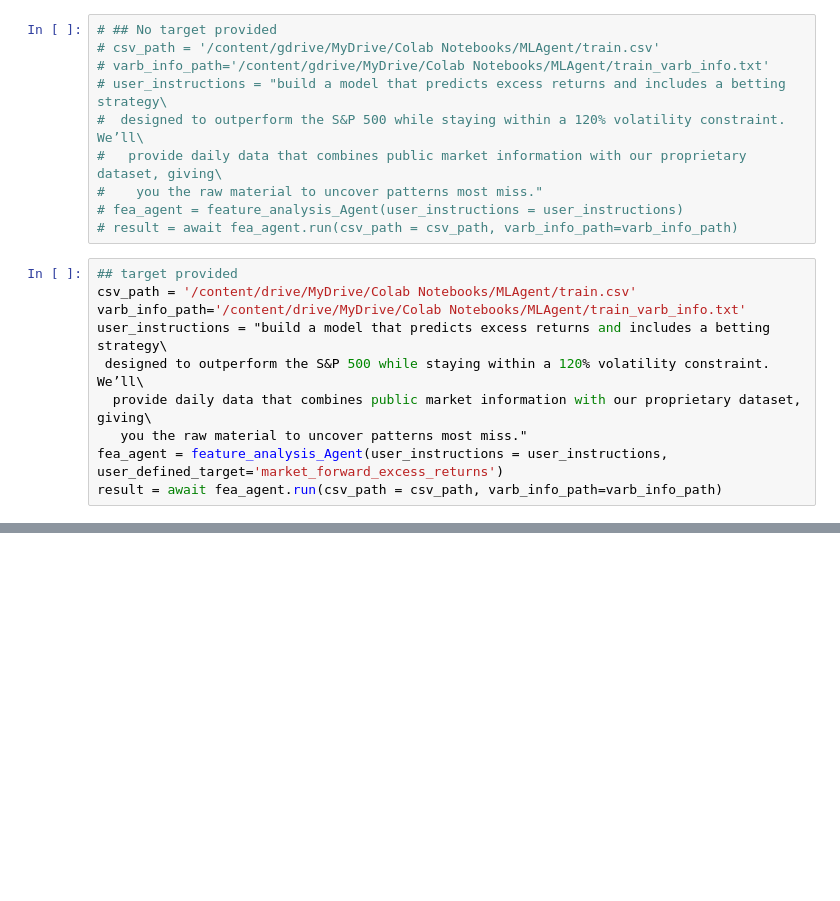
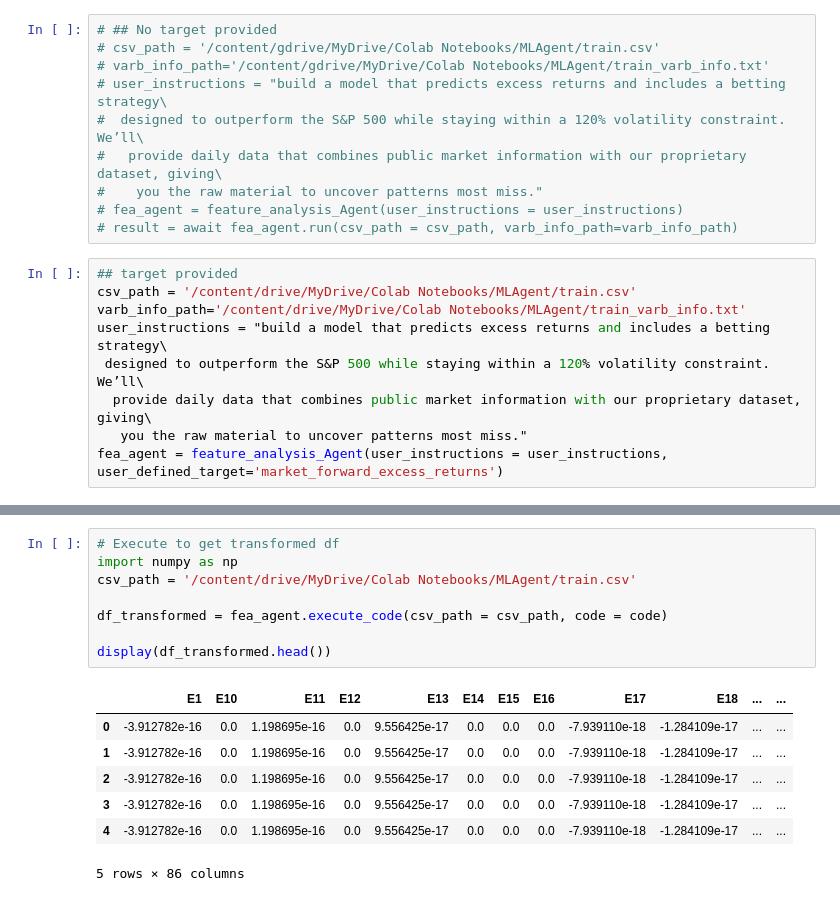
Before and after one commit to DaisyXinyiHe/MLModelingAgenticPipeline, a Jupyter notebook: Agentic_AI.ipynb, the cells around one changed output, grey strips where cells are left out. Cells and saved outputs as stored; diff of their text form; blank space fills up the shorter version.

```diff
--- a/Agentic_AI.ipynb
+++ b/Agentic_AI.ipynb
@@ -165,4 +203,3 @@ user_instructions = "build a model that predicts excess returns and includes a b
   provide daily data that combines public market information with our proprietary dataset, giving\
    you the raw material to uncover patterns most miss."
 fea_agent = feature_analysis_Agent(user_instructions = user_instructions, user_defined_target='market_forward_excess_returns')
-result = await fea_agent.run(csv_path = csv_path, varb_info_path=varb_info_path)
@@ -195 +256,17 @@ result['raw_profile']['n_rows']
+# %%
+# Execute to get transformed df
+import numpy as np
+csv_path = '/content/drive/MyDrive/Colab Notebooks/MLAgent/train.csv'
+
+df_transformed = fea_agent.execute_code(csv_path = csv_path, code = code)
+
+display(df_transformed.head())
+# %% [output]
+|  | E1 | E10 | E11 | E12 | E13 | E14 | E15 | E16 | E17 | E18 | ... | ... |
+| 0 | -3.912782e-16 | 0.0 | 1.198695e-16 | 0.0 | 9.556425e-17 | 0.0 | 0.0 | 0.0 | -7.939110e-18 | -1.284109e-17 | ... | ... |
+| 1 | -3.912782e-16 | 0.0 | 1.198695e-16 | 0.0 | 9.556425e-17 | 0.0 | 0.0 | 0.0 | -7.939110e-18 | -1.284109e-17 | ... | ... |
+| 2 | -3.912782e-16 | 0.0 | 1.198695e-16 | 0.0 | 9.556425e-17 | 0.0 | 0.0 | 0.0 | -7.939110e-18 | -1.284109e-17 | ... | ... |
+| 3 | -3.912782e-16 | 0.0 | 1.198695e-16 | 0.0 | 9.556425e-17 | 0.0 | 0.0 | 0.0 | -7.939110e-18 | -1.284109e-17 | ... | ... |
+| 4 | -3.912782e-16 | 0.0 | 1.198695e-16 | 0.0 | 9.556425e-17 | 0.0 | 0.0 | 0.0 | -7.939110e-18 | -1.284109e-17 | ... | ... |
+5 rows × 86 columns
 # %%
```
Also changed, not shown: parts of 25 cells of this notebook.
